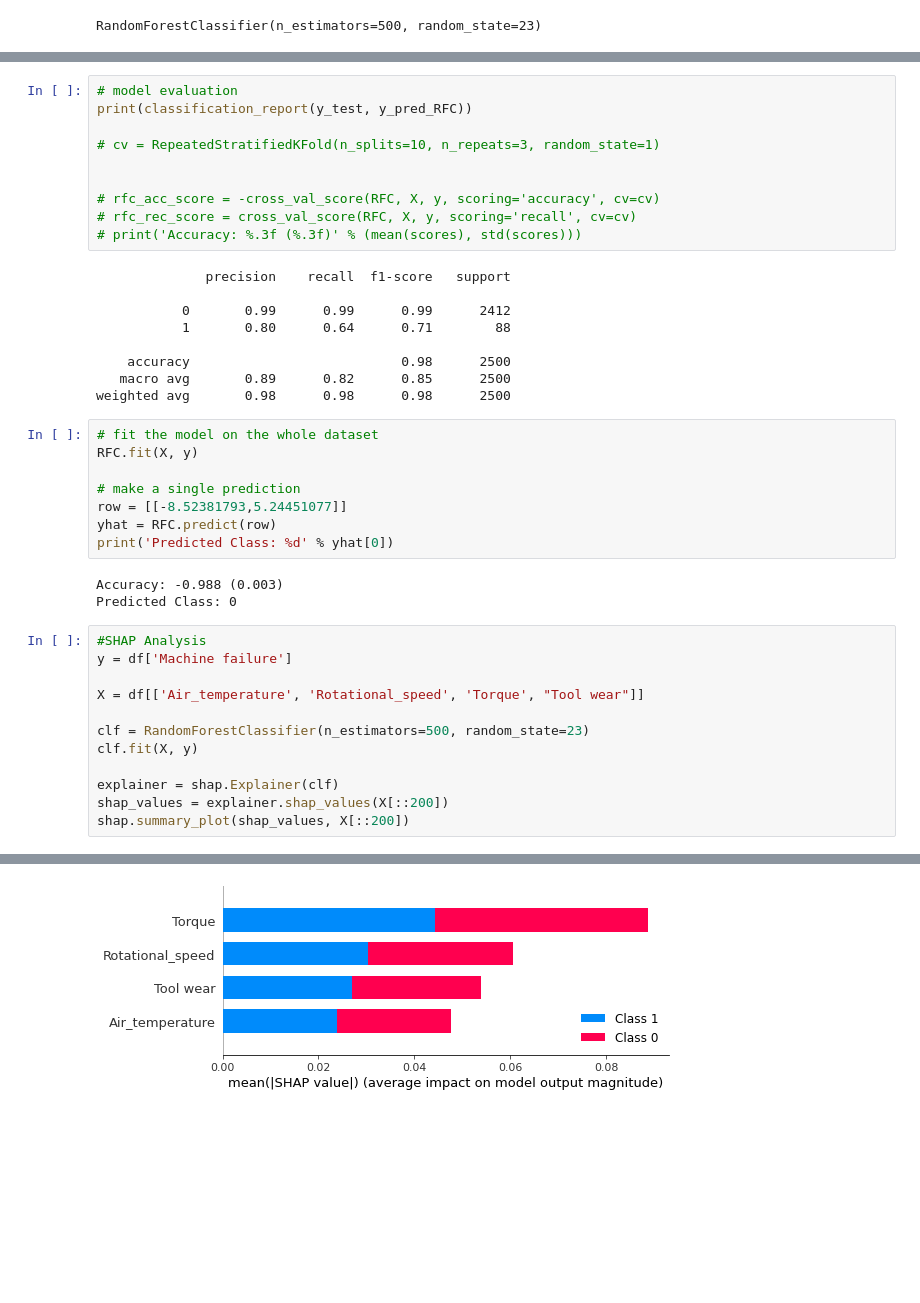
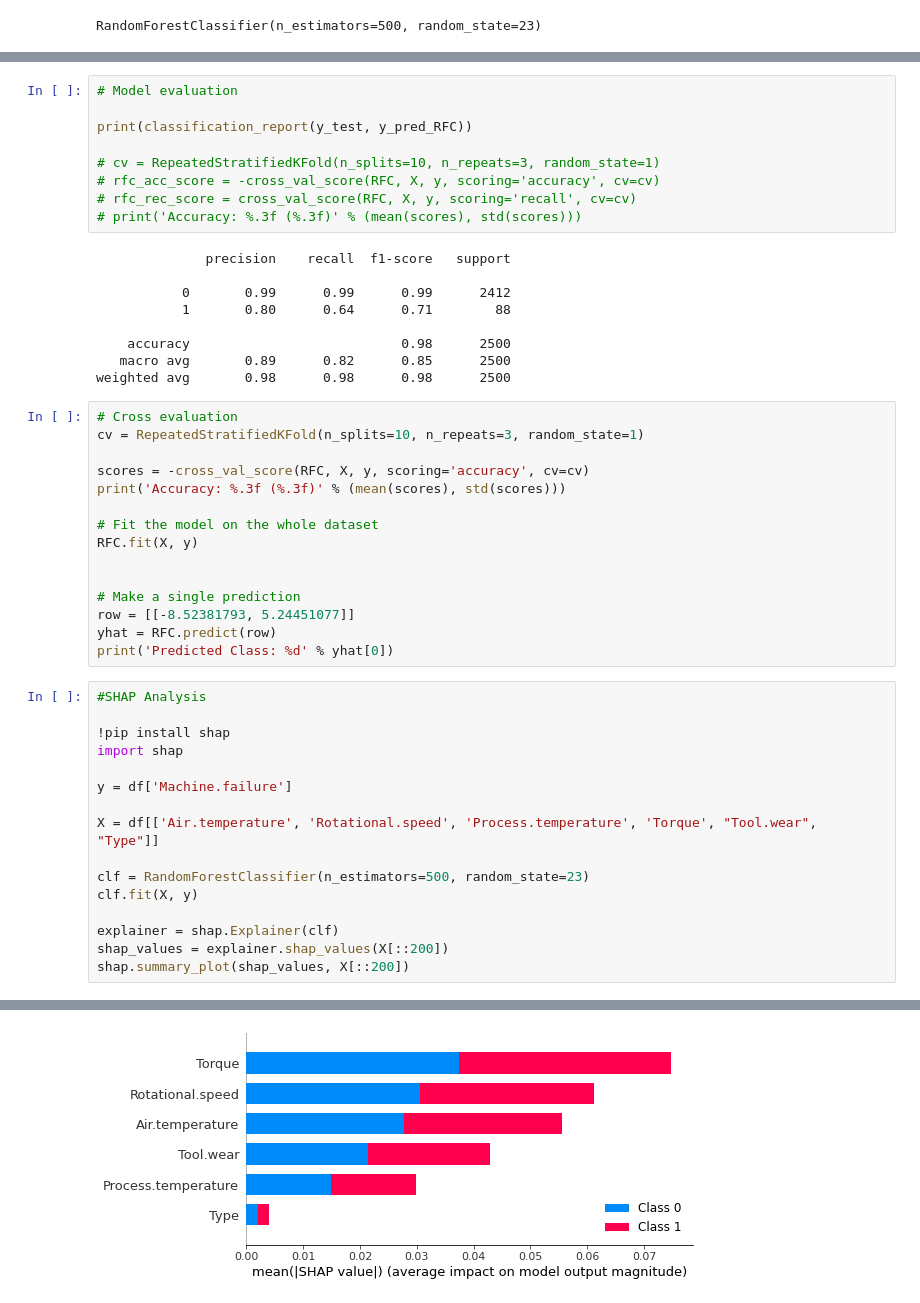
Before and after one commit to allysadallmann/Team-5-Group-Project, a Jupyter notebook: Random Forest Classification Model.ipynb, the cells around one changed output, grey strips where cells are left out. Cells and saved outputs as stored; diff of their text form; blank space fills up the shorter version.

```diff
--- a/Random Forest Classification Model.ipynb
+++ b/Random Forest Classification Model.ipynb
@@ -48,12 +46,11 @@ print(disp.confusion_matrix)
  [  32   56]]
 [figure]
 # %%
-# model evaluation
+# Model evaluation
+
 print(classification_report(y_test, y_pred_RFC))
 
 # cv = RepeatedStratifiedKFold(n_splits=10, n_repeats=3, random_state=1)
-
-
 # rfc_acc_score = -cross_val_score(RFC, X, y, scoring='accuracy', cv=cv)
 # rfc_rec_score = cross_val_score(RFC, X, y, scoring='recall', cv=cv)
 # print('Accuracy: %.3f (%.3f)' % (mean(scores), std(scores)))
@@ -67,21 +64,29 @@ print(classification_report(y_test, y_pred_RFC))
    macro avg       0.89      0.82      0.85      2500
 weighted avg       0.98      0.98      0.98      2500
 # %%
-# fit the model on the whole dataset
+# Cross evaluation
+cv = RepeatedStratifiedKFold(n_splits=10, n_repeats=3, random_state=1)
+
+scores = -cross_val_score(RFC, X, y, scoring='accuracy', cv=cv)
+print('Accuracy: %.3f (%.3f)' % (mean(scores), std(scores)))
+
+# Fit the model on the whole dataset
 RFC.fit(X, y)
 
-# make a single prediction
-row = [[-8.52381793,5.24451077]]
+
+# Make a single prediction
+row = [[-8.52381793, 5.24451077]]
 yhat = RFC.predict(row)
 print('Predicted Class: %d' % yhat[0])
-# %% [output]
-Accuracy: -0.988 (0.003)
-Predicted Class: 0
 # %%
 #SHAP Analysis
-y = df['Machine failure']
 
-X = df[['Air_temperature', 'Rotational_speed', 'Torque', "Tool wear"]]
+!pip install shap
+import shap
+
+y = df['Machine.failure']
+
+X = df[['Air.temperature', 'Rotational.speed', 'Process.temperature', 'Torque', "Tool.wear", "Type"]]
 
 clf = RandomForestClassifier(n_estimators=500, random_state=23)
 clf.fit(X, y)
@@ -108,9 +113,9 @@ Requirement already satisfied: joblib>=0.11 in /opt/jupyterhub/pyvenv/lib/python
 Requirement already satisfied: python-dateutil>=2.7.3 in /opt/jupyterhub/pyvenv/lib/python3.6/site-packages (from pandas->shap) (2.8.1)
 Requirement already satisfied: pytz>=2017.2 in /opt/jupyterhub/pyvenv/lib/python3.6/site-packages (from pandas->shap) (2020.1)
 Requirement already satisfied: six>=1.5 in /opt/jupyterhub/pyvenv/lib/python3.6/site-packages (from python-dateutil>=2.7.3->pandas->shap) (1.15.0)
 You are using pip version 19.0, however version 21.3.1 is available.
 You should consider upgrading via the 'pip install --upgrade pip' command.
-[figure, old version]
+[figure, new version]
 # %%
 object_i = 33
 class_object_i = int(y[::200].iloc[object_i])
```
Also changed, not shown: parts of 4 cells of this notebook.
